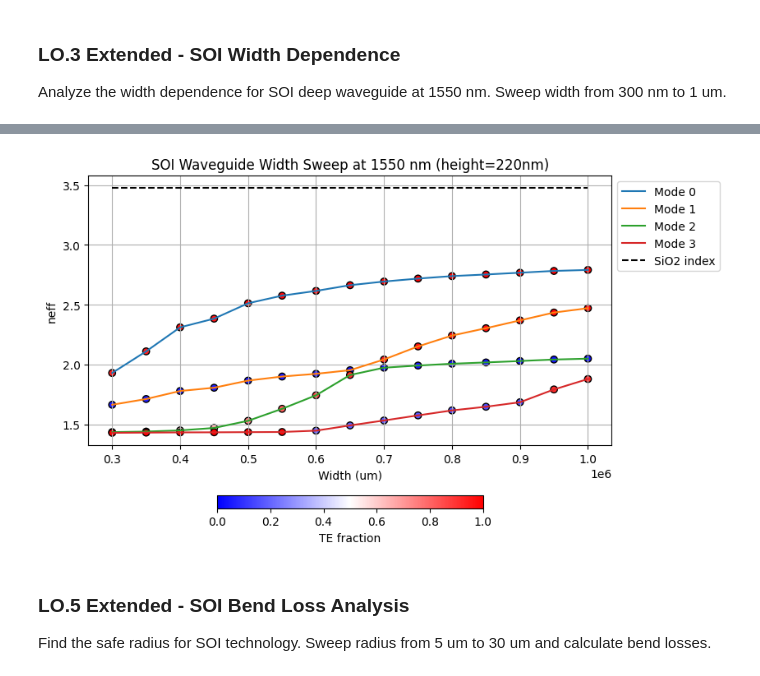
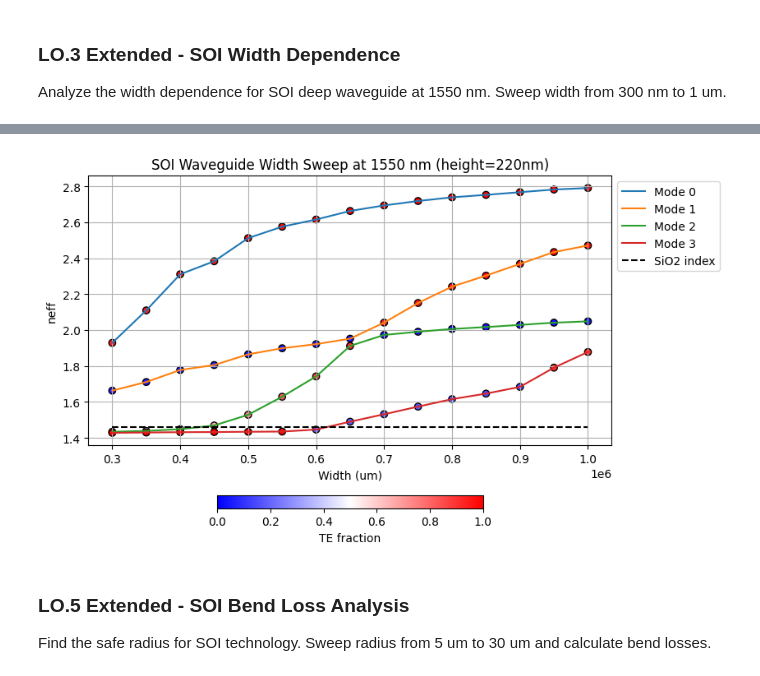
Before and after one commit to lorenagomezdiego/cifoin-lab1, a Jupyter notebook: WAVEGUIDES_Student.ipynb, the cells around one changed output, grey strips where cells are left out. Drawn from its saved outputs; the diff is of its cells as text; code cells hidden in the pictures.

```diff
--- a/WAVEGUIDES_Student.ipynb
+++ b/WAVEGUIDES_Student.ipynb
@@ -625,7 +617,7 @@ wavelength_soi = np.linspace(1500, 1600, 11) * nm
 
 soi_deep_waveguide = gt.modes.Waveguide(
     wavelength=wavelength_soi,
-    core_width=800 * nm,  # 500 nm width
+    core_width=500 * nm,  # 500 nm width
     core_thickness=220 * nm,  # 220 nm height
     slab_thickness=0.0,  # Deep etched
     core_material='si',  # Silicon core
@@ -658,0 +651,34 @@ plt.tight_layout(rect=[0, 0, 0.85, 1])
+# %%
+# SOI shallow waveguide - wavelength sweep
+wavelength_soi = np.linspace(1500, 1600, 11) * nm
+
+soi_shallow_waveguide = gt.modes.Waveguide(
+    wavelength=wavelength_soi,
+    core_width=500 * nm,  # 500 nm width
+    core_thickness=220 * nm,  # 220 nm height
+    slab_thickness=150 * nm,  # Shallow etched
+    core_material='si',  # Silicon core
+    clad_material='sio2',  # SiO2 cladding
+    num_modes=4,
+    cache_path='.cache_soi/',  # use a fresh cache to avoid corrupted files
+    overwrite=True,             # force recomputation instead of loading old cache
+    precision='double',
+    max_grid_scaling=1.2,
+    grid_resolution=20,
+)
+
+res_neff_soi_shallow = soi_shallow_waveguide.n_eff
+res_te_soi_shallow = soi_shallow_waveguide.fraction_te
+res_tm_soi_shallow = soi_shallow_waveguide.fraction_tm
+
+plt.figure(figsize=(10, 5))
+for k in range(res_neff_soi_shallow.shape[1]):
+    plt.scatter(wavelength_soi, res_neff_soi_shallow[:,k].real, edgecolors='k', facecolors='none', label='__nolegend__')
+    plt.plot(wavelength_soi, res_neff_soi_shallow[:,k].real, label=f'Mode {k}')
+
+plt.title(f"SOI Shallow Waveguide - Wavelength Dependence (width=500nm, height=220nm)")
+plt.xlabel("Wavelength (um)")
+plt.ylabel("neff")
+plt.grid()
+plt.legend(loc='upper left', bbox_to_anchor=(1, 1))
+plt.tight_layout(rect=[0, 0, 0.85, 1])
@@ -666,7 +718,7 @@ wavelength_fixed = 1550 * nm
 
 soi_wg_sweep = gt.modes.Waveguide(
     wavelength=wavelength_fixed,
-    core_width=500 * nm,  # Initial width for sweep object
+    core_width=500 * nm,
     core_thickness=220 * nm,
     slab_thickness=0.0,
     core_material='si',
@@ -694,7 +746,7 @@ plt.title("SOI Waveguide Width Sweep at 1550 nm (height=220nm)")
 plt.xlabel("Width (um)")
 plt.ylabel("neff")
 plt.grid()
-plt.hlines(np.mean(si_index), xmin=np.min(w_soi*1e6), xmax=np.max(w_soi*1e6), colors='k', linestyles='dashed', label='SiO2 index')
+plt.hlines(np.mean(box_index), xmin=np.min(w_soi*1e6), xmax=np.max(w_soi*1e6), colors='k', linestyles='dashed', label='SiO2 index')
 plt.legend(loc='upper left', bbox_to_anchor=(1, 1))
 plt.tight_layout(rect=[0, 0, 0.85, 1])
 cbar = plt.colorbar(orientation='horizontal', fraction=0.04)
@@ -733,4 +785,4 @@ cbar.set_label("TE fraction")
-[figure, old version]
+[figure, new version]
 # %% [markdown]
 ### LO.5 Extended - SOI Bend Loss Analysis
 
```
Also changed, not shown: parts of 11 cells of this notebook.
